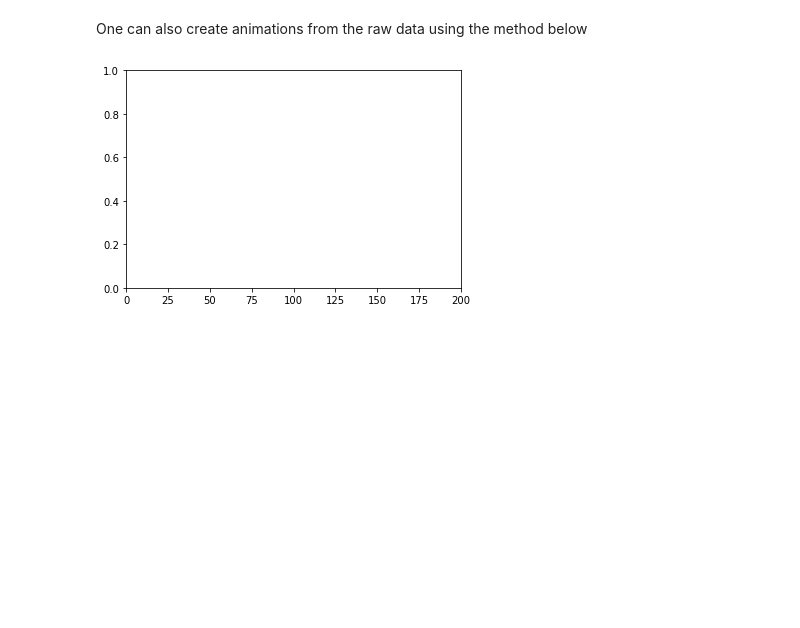
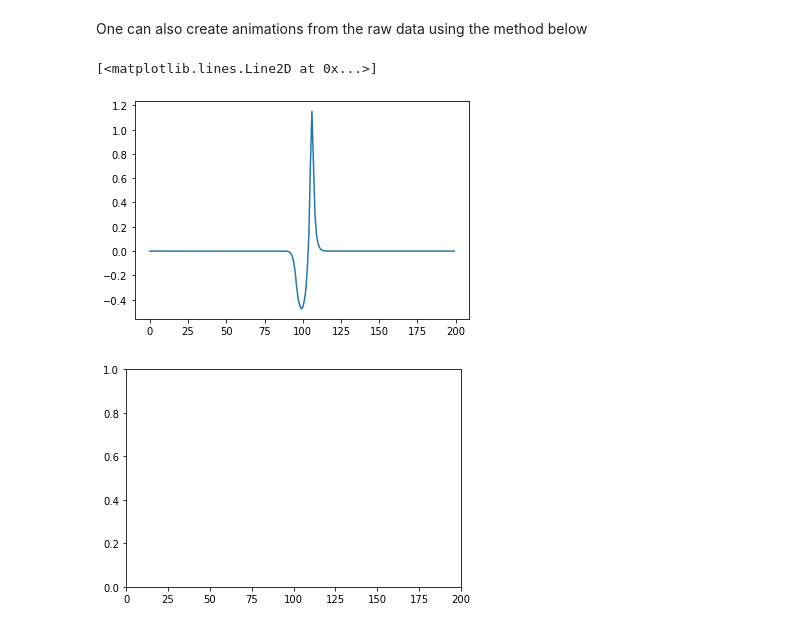
Before and after one commit to henrywatkins/gawain, a Jupyter notebook: example_scripts/example_gawain_notebook_briowu.ipynb, the cells around one changed output. Saved outputs shown, nothing was run; the diff lists cells and outputs as text; code cells hidden in the pictures; blank space fills up the shorter version.

```diff
--- a/example_scripts/example_gawain_notebook_briowu.ipynb
+++ b/example_scripts/example_gawain_notebook_briowu.ipynb
@@ -169,3 +169,12 @@ raw_data = data.get_data('density')
+# %%
+bx = data.get_data('xmag').reshape(100, 200)
+by = data.get_data("ymag").reshape(100, 200)
+bz = data.get_data("zmag").reshape(100, 200)
+# %%
+plt.plot(bz[20, :])
+# %% [output]
+[<matplotlib.lines.Line2D at 0x...>]
+[figure, added]
 # %%
 fig, ax = plt.subplots()
 
```
Also changed, not shown: parts of 5 cells of this notebook, 4 other files.
